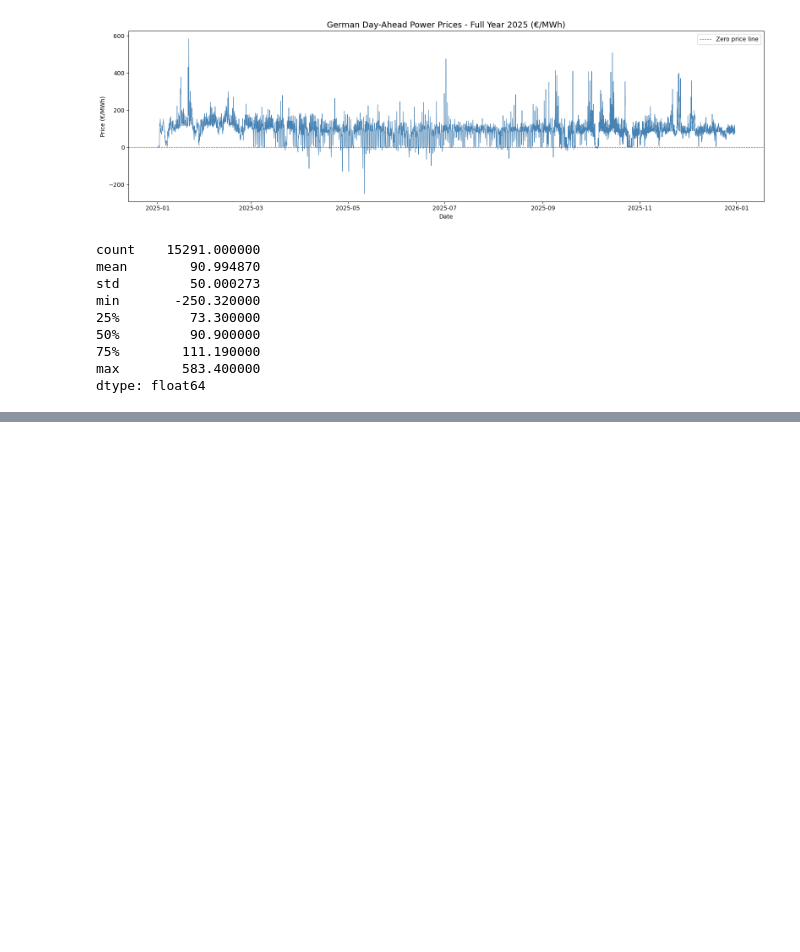
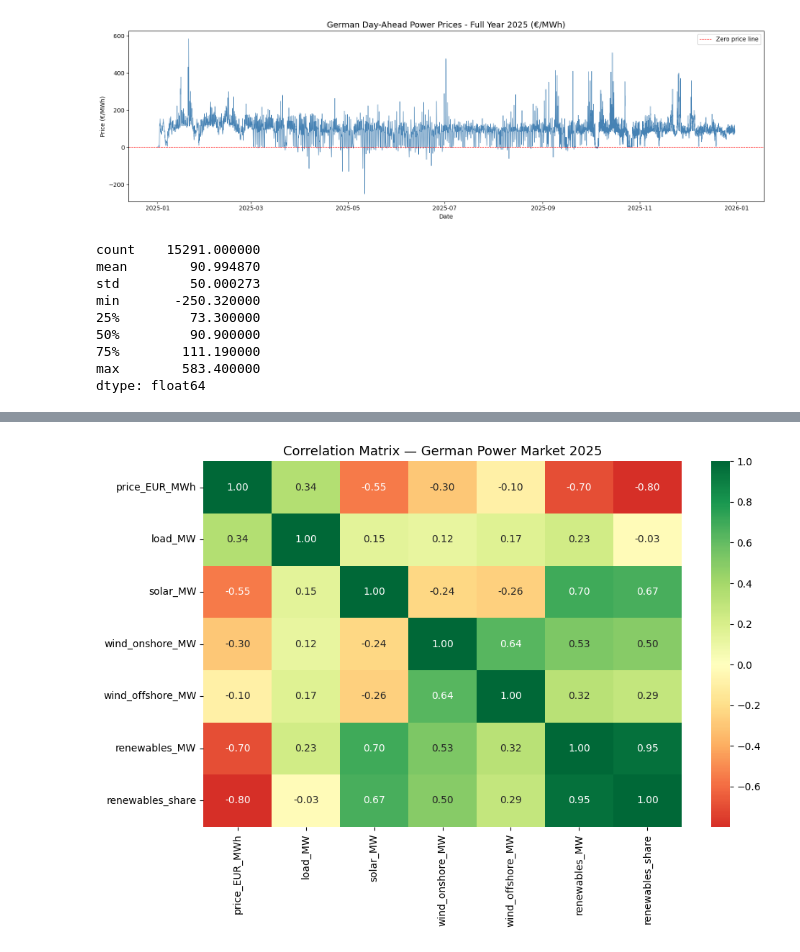
Before and after one commit to mhshehata/energy-price-forecast, a Jupyter notebook: notebooks/01_data_exploration.ipynb, the cells around one changed output, grey strips where cells are left out. Drawn from its saved outputs; the diff is of its cells as text; code cells hidden in the pictures; blank space fills up the shorter version.

Commit message:
Phase 1 complete: EDA with price, wind, solar, load data — key findings documented

```diff
--- a/notebooks/01_data_exploration.ipynb
+++ b/notebooks/01_data_exploration.ipynb
@@ -59,0 +93,6 @@ dtype: float64
+# %%
+# --- Load ---
+load = client.query_load('DE_LU', start=start, end=end)
+load.name = 'load_MW'
+
+print(load.head())
@@ -59,0 +106,11 @@ dtype: float64
+# %%
+# --- Merge everything into one DataFrame ---
+df = pd.DataFrame({'price_EUR_MWh': ts})
+df['load_MW'] = load.resample('h').mean()
+df['solar_MW'] = generation.filter(like='Solar').resample('h').mean().sum(axis=1)
+df['wind_onshore_MW'] = generation.filter(like='Wind Onshore').resample('h').mean().sum(axis=1)
+df['wind_offshore_MW'] = generation.filter(like='Wind Offshore').resample('h').mean().sum(axis=1)
+
+df.dropna(inplace=True)
+print(df.shape)
+print(df.head())
@@ -59,0 +132,21 @@ dtype: float64
+# %%
+import matplotlib.pyplot as plt
+import matplotlib.dates as mdates
+import seaborn as sns
+
+# --- Derived feature: total renewables ---
+df['renewables_MW'] = df['solar_MW'] + df['wind_onshore_MW'] + df['wind_offshore_MW']
+df['renewables_share'] = df['renewables_MW'] / df['load_MW']
+
+# --- Correlation matrix ---
+corr = df[['price_EUR_MWh', 'load_MW', 'solar_MW',
+           'wind_onshore_MW', 'wind_offshore_MW',
+           'renewables_MW', 'renewables_share']].corr()
+
+fig, ax = plt.subplots(figsize=(10, 7))
+sns.heatmap(corr, annot=True, fmt='.2f', cmap='RdYlGn', center=0, ax=ax)
+ax.set_title('Correlation Matrix — German Power Market 2025', fontsize=13)
+plt.tight_layout()
+plt.show()
+# %% [output]
+[figure, added]
```
Also changed, not shown: parts of 7 cells of this notebook, 1 other file.
